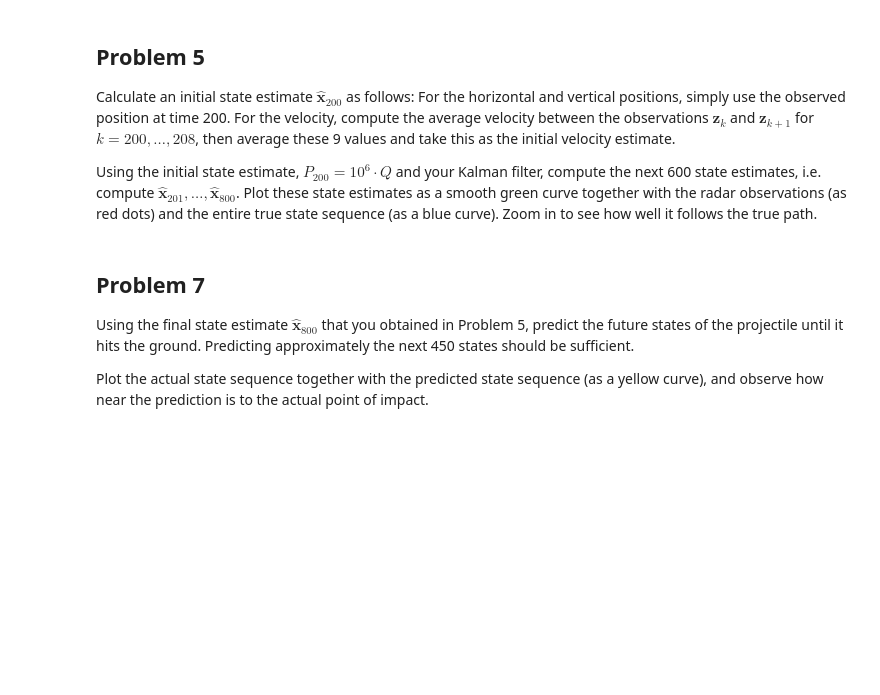
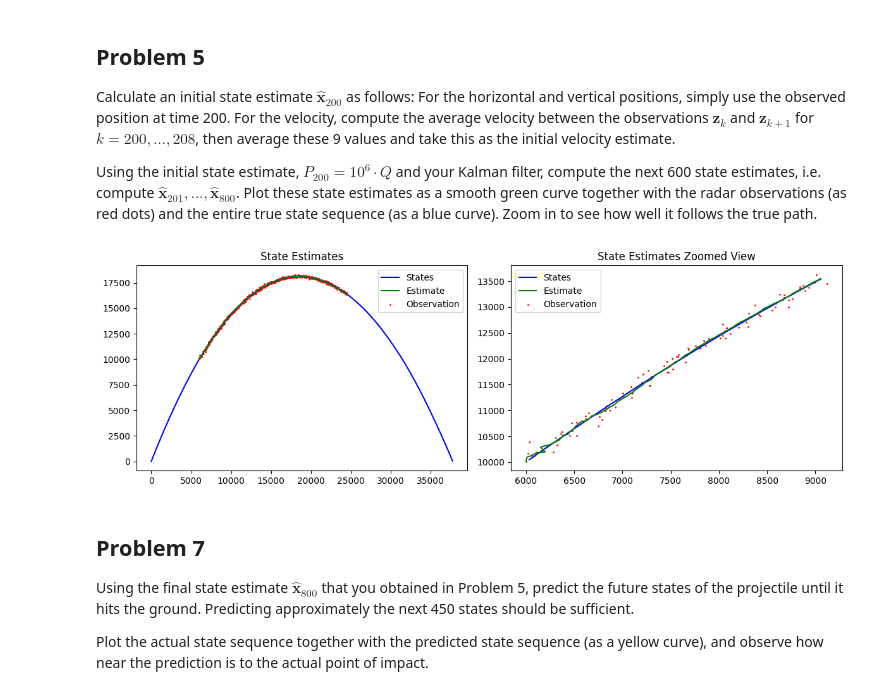
Before and after one commit to dperkins3pi/Modeling-with-Uncertainty-and-Data, a Jupyter notebook: KalmanFilter/kalman_filter.ipynb, the cells around one changed output. Drawn from its saved outputs; the diff is of its cells as text; code cells hidden in the pictures; blank space fills up the shorter version.

```diff
--- a/KalmanFilter/kalman_filter.ipynb
+++ b/KalmanFilter/kalman_filter.ipynb
@@ -131,7 +162,8 @@ F = np.array([[1, 0, 0.1, 0],
             [0, 0, 1, 0],
             [0, 0, 0, 1]])
 u = np.array([0, 0, 0, -.98])  # Control vector
-H = np.eye(2)
+H = np.array([[1, 0, 0, 0],
+            [0, 1, 0, 0]])
 
 # Instantiate a KalmanFilter object with these values.
 filter = KalmanFilter(F, Q, H, R, u)
@@ -178,7 +210,7 @@ def evolve(x0, N, F, Q, H, R, u):
     states = np.empty((np.shape(x0)[0], N))
     states[:, 0] = x0
     obs = np.empty((np.shape(H)[0], N))
-    obs[:, 0] =  H @ x0[:2] + multivariate_normal.rvs(cov=R)
+    obs[:, 0] =  H @ x0 + multivariate_normal.rvs(cov=R)
     x = x0
 
     # Step through
@@ -186,7 +218,7 @@ def evolve(x0, N, F, Q, H, R, u):
         w = multivariate_normal.rvs(cov=Q)  # Sample noise
         x = F @ x + u + w   # Equation 23.2
         v = multivariate_normal.rvs(cov=R)
-        z = H @ x[:2] + v  # Equation 23.3
+        z = H @ x + v  # Equation 23.3
 
         # Store it
         states[:, i] = x
@@ -234,6 +266,44 @@ Using the initial state estimate, $P_{200} = 10^6\cdot Q$ and your Kalman filter
 Plot these state estimates as a smooth green curve together with the radar observations (as red dots) and the entire true state sequence (as
 a blue curve).
 Zoom in to see how well it follows the true path.
+# %%
+k = 200
+s0 = obs[:, k]
+# Compute average velocity for k=200,...,208
+velocities = np.array([obs[:, k+i+1] - obs[:, k+i] for i in range(9)])
+V0 = np.mean(velocities, axis=0)
+x0 = np.concatenate([s0, V0])  # Get the initial state
+
+# Intialize z and P
+P = (10**6)*Q
+z = obs[:, 200:801]
+
+# Compute the estimate and extract the data
+out = filter.estimate(x0, P, z)
+est_xs = out[0, :]
+est_ys = out[1, :]
+obs_xs = z[0, :]
+obs_ys = z[1, :]
+
+# Plot it
+plt.figure(figsize=(12, 4))
+plt.subplot(121)
+plt.title("State Estimates")
+plt.plot(xs, ys, c="blue", label="States")
+plt.plot(est_xs, est_ys, c="green", label="Estimate")
+plt.scatter(obs_xs, obs_ys, s=1, c="red", label="Observation")
+plt.legend()
+# Zoom in
+plt.subplot(122)
+plt.title("State Estimates Zoomed View")
+plt.plot(xs[200:300], ys[200:300], c="blue", label="States")
+plt.plot(est_xs[:100], est_ys[:100], c="green", label="Estimate")
+plt.scatter(obs_xs[:100], obs_ys[:100], s=1, c="red", label="Observation")
+plt.legend()
+plt.tight_layout()
+plt.show()
+# %% [output]
+[figure, added]
 # %% [markdown]
 ## Problem 7
 
```
Also changed, not shown: parts of 5 cells of this notebook.
